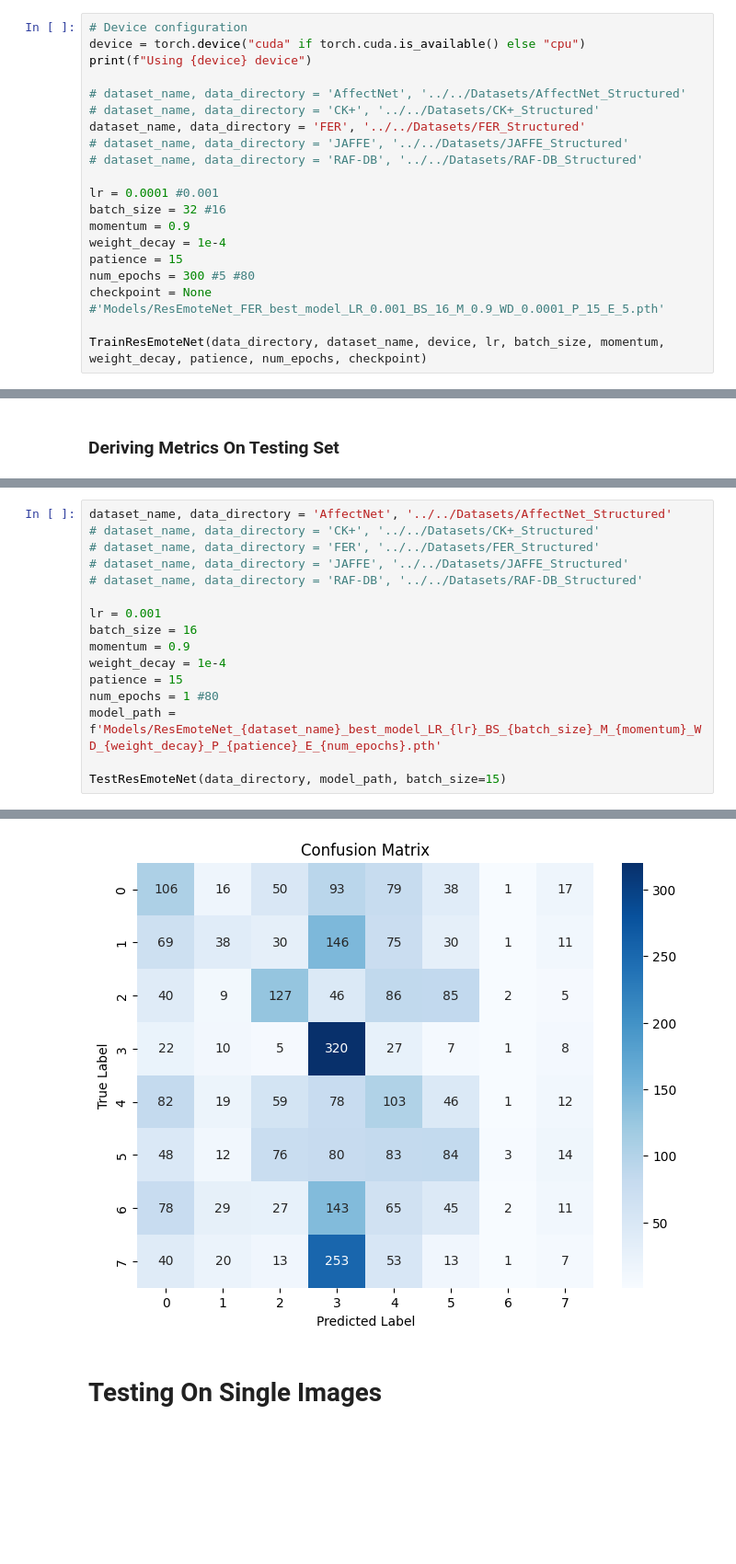
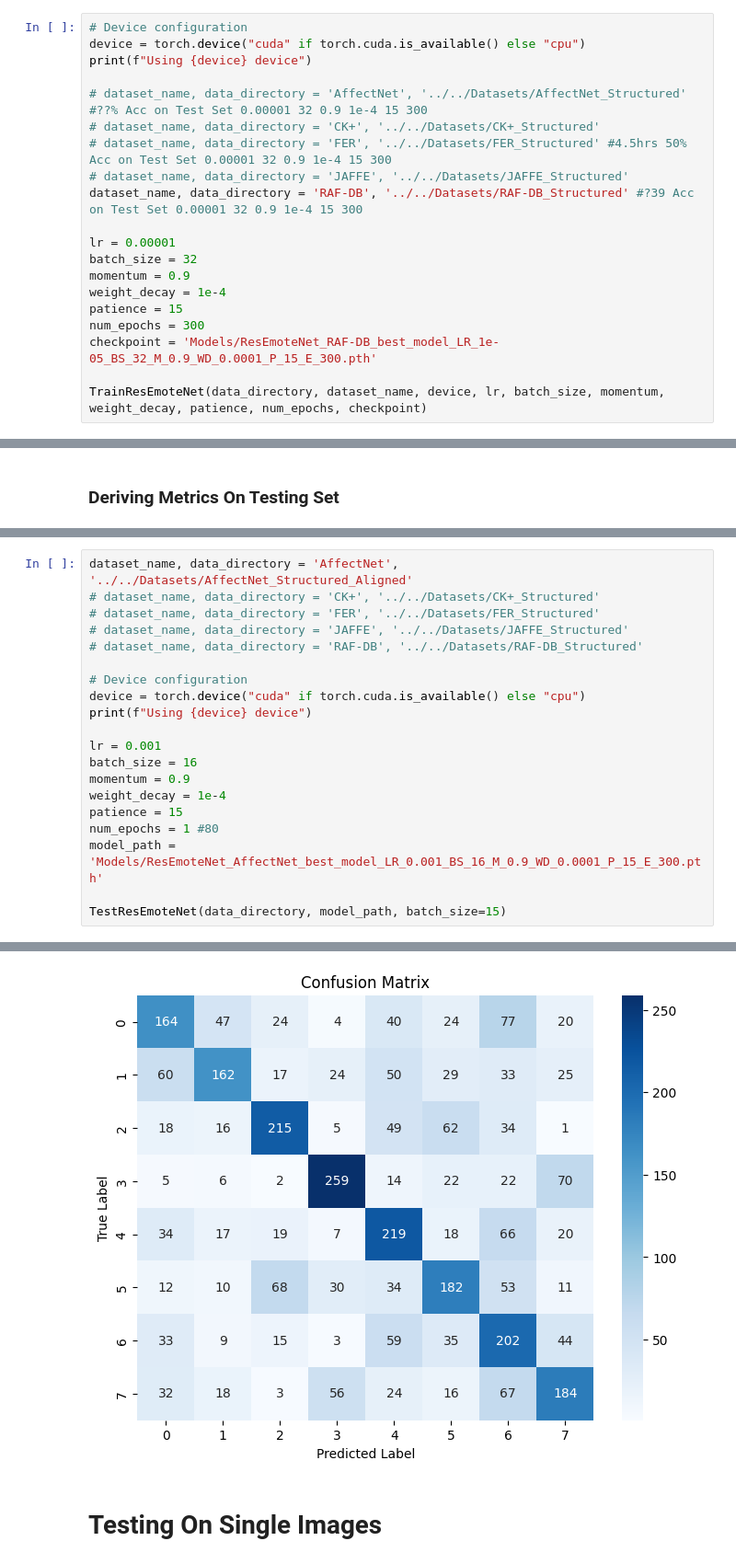
Before and after one commit to Jer0me123/Deep-Learning-For-Computer-Vision, a Jupyter notebook: Models/ResEmoteNet/ResEmoteNet.ipynb, the cells around one changed output, grey strips where cells are left out. Shown at 92% size. Cells and saved outputs as stored; diff of their text form; blank space fills up the shorter version.

```diff
--- a/Models/ResEmoteNet/ResEmoteNet.ipynb
+++ b/Models/ResEmoteNet/ResEmoteNet.ipynb
@@ -349,19 +361,19 @@ No improvement in validation accuracy for 1 epochs.
 device = torch.device("cuda" if torch.cuda.is_available() else "cpu")
 print(f"Using {device} device")
 
-# dataset_name, data_directory = 'AffectNet', '../../Datasets/AffectNet_Structured'
+# dataset_name, data_directory = 'AffectNet', '../../Datasets/AffectNet_Structured' #??% Acc on Test Set 0.00001 32 0.9 1e-4 15 300
 # dataset_name, data_directory = 'CK+', '../../Datasets/CK+_Structured'
-dataset_name, data_directory = 'FER', '../../Datasets/FER_Structured'
+# dataset_name, data_directory = 'FER', '../../Datasets/FER_Structured' #4.5hrs 50% Acc on Test Set 0.00001 32 0.9 1e-4 15 300
 # dataset_name, data_directory = 'JAFFE', '../../Datasets/JAFFE_Structured'
-# dataset_name, data_directory = 'RAF-DB', '../../Datasets/RAF-DB_Structured'
+dataset_name, data_directory = 'RAF-DB', '../../Datasets/RAF-DB_Structured' #?39 Acc on Test Set 0.00001 32 0.9 1e-4 15 300
 
-lr = 0.0001 #0.001
-batch_size = 32 #16
+lr = 0.00001
+batch_size = 32
 momentum = 0.9
 weight_decay = 1e-4
 patience = 15
-num_epochs = 300 #5 #80
-checkpoint = None #'Models/ResEmoteNet_FER_best_model_LR_0.001_BS_16_M_0.9_WD_0.0001_P_15_E_5.pth'
+num_epochs = 300
+checkpoint = 'Models/ResEmoteNet_RAF-DB_best_model_LR_1e-05_BS_32_M_0.9_WD_0.0001_P_15_E_300.pth'
 
 TrainResEmoteNet(data_directory, dataset_name, device, lr, batch_size, momentum, weight_decay, patience, num_epochs, checkpoint)
 # %% [output]
@@ -484,11 +508,15 @@ def TestResEmoteNet(data_directory, model_path, batch_size=15):
     plt.ylabel("True Label")
     plt.show()
 # %%
-dataset_name, data_directory = 'AffectNet', '../../Datasets/AffectNet_Structured'
+dataset_name, data_directory = 'AffectNet', '../../Datasets/AffectNet_Structured_Aligned'
 # dataset_name, data_directory = 'CK+', '../../Datasets/CK+_Structured'
 # dataset_name, data_directory = 'FER', '../../Datasets/FER_Structured'
 # dataset_name, data_directory = 'JAFFE', '../../Datasets/JAFFE_Structured'
 # dataset_name, data_directory = 'RAF-DB', '../../Datasets/RAF-DB_Structured'
+
+# Device configuration
+device = torch.device("cuda" if torch.cuda.is_available() else "cpu")
+print(f"Using {device} device")
 
 lr = 0.001
 batch_size = 16
@@ -496,7 +524,7 @@ momentum = 0.9
 weight_decay = 1e-4
 patience = 15
 num_epochs = 1 #80
-model_path = f'Models/ResEmoteNet_{dataset_name}_best_model_LR_{lr}_BS_{batch_size}_M_{momentum}_WD_{weight_decay}_P_{patience}_E_{num_epochs}.pth'
+model_path = 'Models/ResEmoteNet_AffectNet_best_model_LR_0.001_BS_16_M_0.9_WD_0.0001_P_15_E_300.pth'
 
 TestResEmoteNet(data_directory, model_path, batch_size=15)
 # %% [output]
@@ -520,4 +548,4 @@ F1 Score (Micro): 0.2459375
-[figure, old version]
+[figure, new version]
 # %% [markdown]
 # Testing On Single Images
 # %%
```
Also changed, not shown: parts of 5 cells of this notebook, 7 other files.
